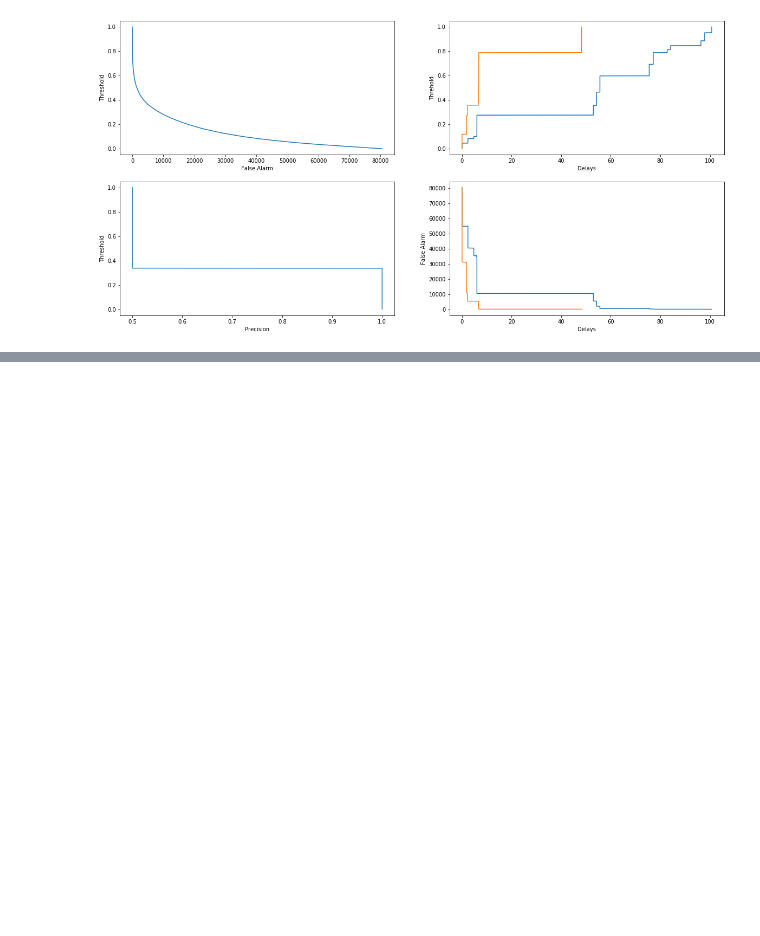
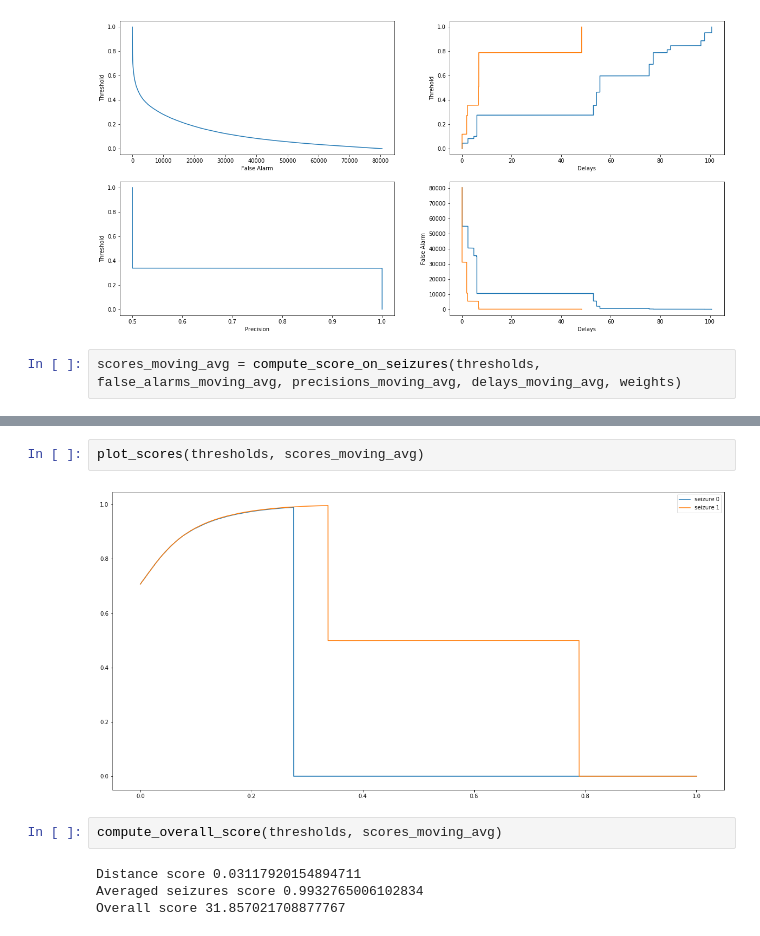
Before and after one commit to sinitame/ieeg-ml-project, a Jupyter notebook: notebooks/Feature_selection_patient_1.ipynb, the cells around one changed output, grey strips where cells are left out. Saved outputs shown, nothing was run; the diff lists cells and outputs as text; blank space fills up the shorter version.

```diff
--- a/notebooks/Feature_selection_patient_1.ipynb
+++ b/notebooks/Feature_selection_patient_1.ipynb
@@ -140,3 +192,5 @@ plt_all_metrics = plot_metrics(thresholds, false_alarms_line_length, delays_line
 plt_all_metrics = plot_metrics(thresholds, false_alarms_moving_avg, delays_moving_avg, precisions_moving_avg)
 # %% [output]
 [figure]
+# %%
+scores_moving_avg = compute_score_on_seizures(thresholds, false_alarms_moving_avg, precisions_moving_avg, delays_moving_avg, weights)
@@ -142,0 +207,10 @@ plt_all_metrics = plot_metrics(thresholds, false_alarms_moving_avg, delays_movin
+# %%
+plot_scores(thresholds, scores_moving_avg)
+# %% [output]
+[figure, added]
+# %%
+compute_overall_score(thresholds, scores_moving_avg)
+# %% [output]
+Distance score 0.03117920154894711
+Averaged seizures score 0.9932765006102834
+Overall score 31.857021708877767
```
Also changed, not shown: parts of 11 cells of this notebook, 4 other files.
